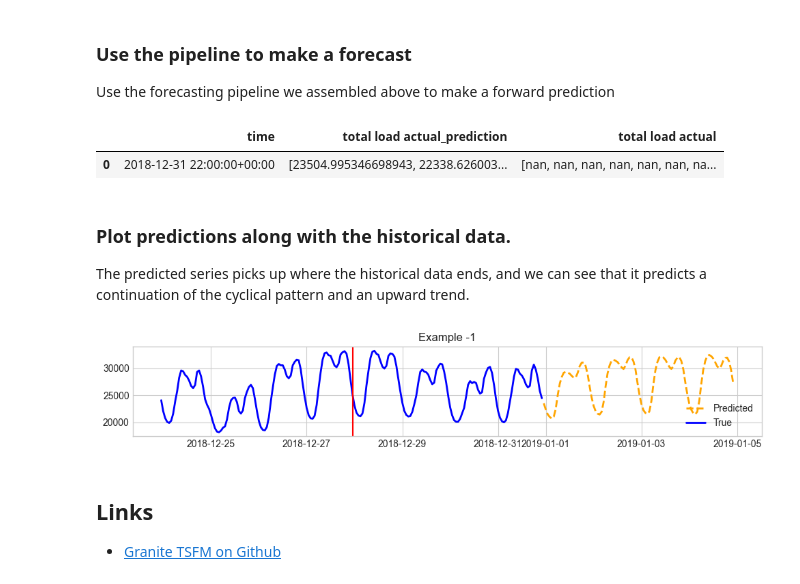
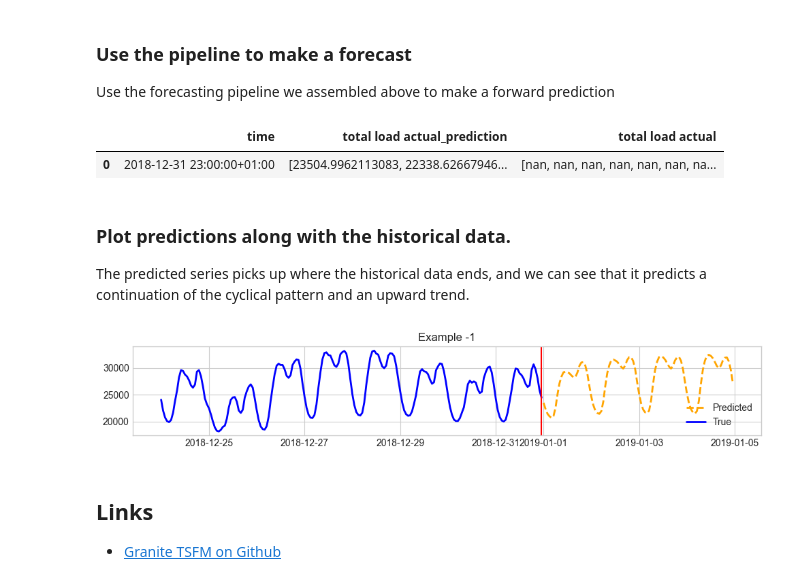
Before and after one commit to ibm-granite-community/granite-timeseries-cookbook, a Jupyter notebook: recipes/Time_Series/Preprocessor_Use_and_Performance_Evaluation.ipynb, the cells around one changed output. Drawn from its saved outputs; the diff is of its cells as text; code cells hidden in the pictures.

Commit message:
update date formatting for consistency
Signed-off-by: Wesley Gifford <79663411+wgifford@users.noreply.github.com>

```diff
--- a/recipes/Time_Series/Preprocessor_Use_and_Performance_Evaluation.ipynb
+++ b/recipes/Time_Series/Preprocessor_Use_and_Performance_Evaluation.ipynb
@@ -76,15 +77,8 @@ We parse the CSV into a pandas dataframe, filling in any null values, and create
 # Read in the data from the downloaded file.
 input_df = pd.read_csv(
   DATA_FILE_PATH,
+    parse_dates=[timestamp_column]
 )
-# Ensure the timestamp column is a UTC datetime.
-input_df[timestamp_column] = pd.to_datetime(input_df[timestamp_column], utc=True)
-
-# Fill NA/NaN values by propagating the last valid value.
-input_df = input_df.ffill()
-
-# Only use the last `context_length` rows for prediction.
-# input_df = input_df.iloc[-model_context_length:,]
 
 # Show the last few rows of the dataset.
 input_df.tail()
@@ -121,7 +115,7 @@ split_config = {
 }
 
 train_df, valid_df, test_df = prepare_data_splits(
-    input_df, context_length=model_context_length, split_config=split_config
+    input_df, context_length=context_length, split_config=split_config
 )
 print(f"Data lengths: train = {len(train_df)}, val = {len(valid_df)}, test = {len(test_df)}")
 # %% [output]
@@ -138,8 +132,8 @@ column_specifiers = {
 
 tsp = TimeSeriesPreprocessor(
     **column_specifiers,
-    context_length=model_context_length,
-    prediction_length=model_forecast_length,
+    context_length=context_length,
+    prediction_length=prediction_length,
     scaling=True,
     scaler_type="standard",
 )
@@ -225,14 +219,14 @@ plot_predictions(
 
 Use the forecasting pipeline we assembled above to make a forward prediction
 # %%
-historical = input_df.iloc[-model_context_length:]
+historical = input_df.iloc[-context_length:]
 
 # Make a forecast on the target column given the input data.
 zeroshot_forecast = pipeline(tsp.preprocess(historical))
-zeroshot_forecast.tail()
+zeroshot_forecast.head()
 # %% [output]
 |  | time | total load actual_prediction | total load actual |
-| 0 | 2018-12-31 22:00:00+00:00 | [23504.995346698943, 22338.626003... | [nan, nan, nan, nan, nan, nan, na... |
+| 0 | 2018-12-31 23:00:00+01:00 | [23504.9962113083, 22338.62667946... | [nan, nan, nan, nan, nan, nan, na... |
 # %% [markdown]
 ### Plot predictions along with the historical data.
 
@@ -240,16 +234,15 @@ The predicted series picks up where the historical data ends, and we can see tha
 # %%
 # Plot the historical data and predicted series.
 plot_predictions(
     input_df=historical,
     predictions_df=zeroshot_forecast,
     freq="h",
     timestamp_column=timestamp_column,
     channel=target_column,
-    indices=[-1],
-    num_plots=1,
+    indices=[-1]
 )
 # %% [output]
-[figure, old version]
+[figure, new version]
 # %% [markdown]
 ## Links
 * [Granite TSFM on Github](https://github.com/ibm-granite/granite-tsfm)
```
Also changed, not shown: parts of 9 cells of this notebook.
